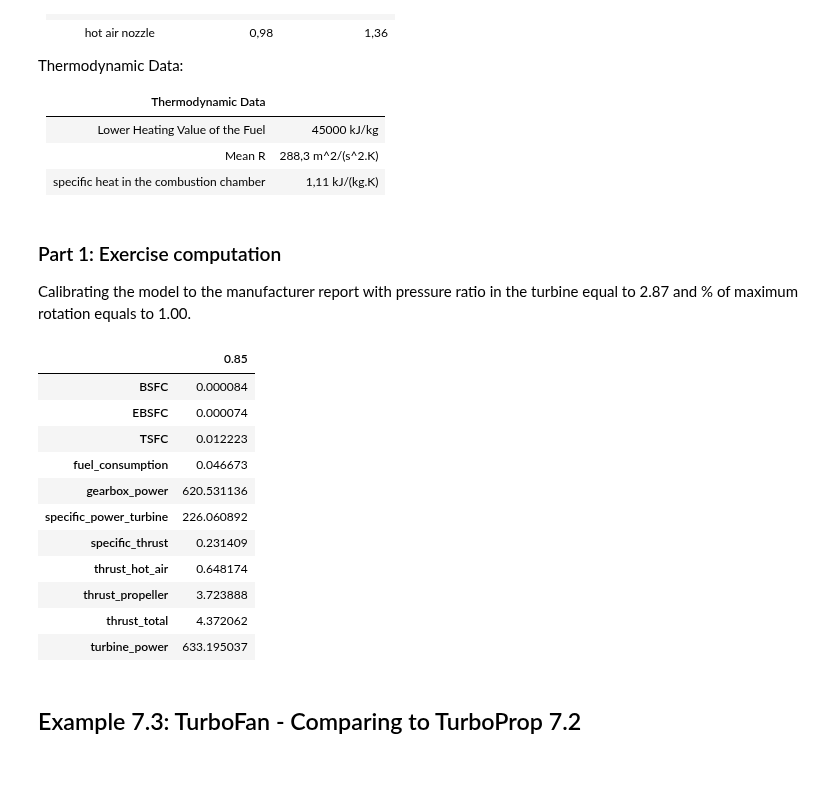
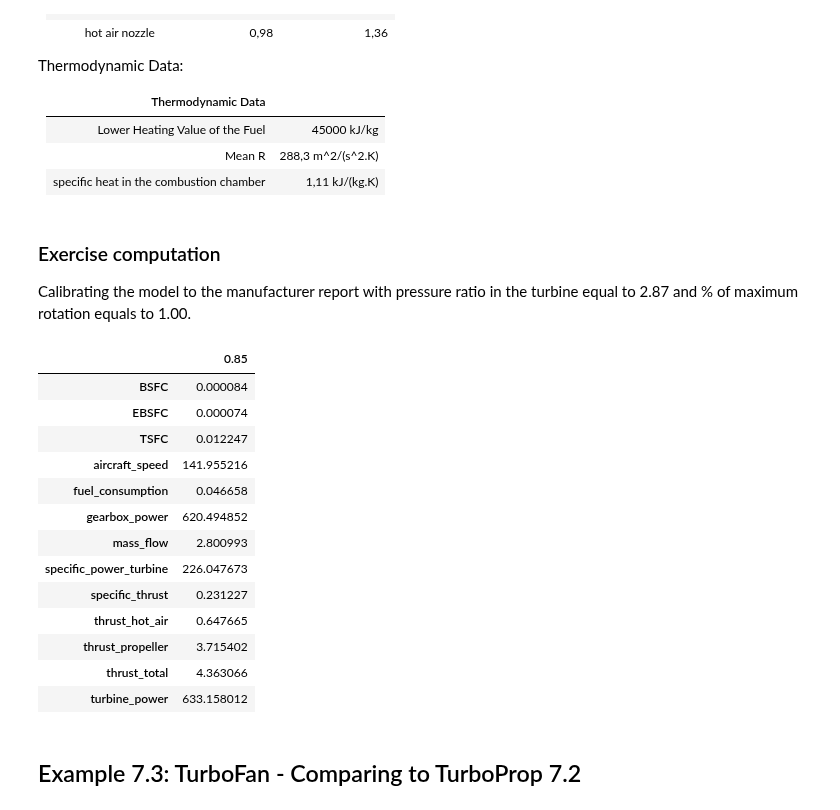
Before and after one commit to jonasdegrave/gas-turbine, a Jupyter notebook: notebook_course_examples.ipynb, the cells around one changed output. Cells and saved outputs as stored; diff of their text form; code cells hidden in the pictures; blank space fills up the shorter version.

```diff
--- a/notebook_course_examples.ipynb
+++ b/notebook_course_examples.ipynb
@@ -485,56 +501,64 @@ Thermodynamic Data:
 | Mean R                                   | 288,3 m^2/(s^2.K) |
 | specific heat in the combustion chamber  | 1,11 kJ/(kg.K)    |
 # %% [markdown]
-### Part 1: Exercise computation
+### Exercise computation
 Calibrating the model to the manufacturer report with pressure ratio in the turbine equal to 2.87 and % of maximum rotation equals to 1.00.
 # %%
+import model_reference as mf
+import numpy as np
+import pandas as pd
+import warnings
+# warnings.filterwarnings('ignore')
+
 values = {
     'mass_flow': 8.49,
     't04': 1600,
     'prc': 15.77,
-    'u_in': 141.64,
+    'mach': 0.45,
     'ta': 246.55,
     'pa': 41,
     'n_d': 0.85,
     'gamma_d': 1.4,
     'n_c': 0.75,
     'gamma_c': 1.37,
     'n_b': 1,
     'gamma_b': 1.35,
     'n_t': 0.9,
     'gamma_t': 1.33,
     'n_tl': 0.9,
     'gamma_tl': 1.33,
     'n_n': 0.98,
     'gamma_n': 1.36,
     'pc_fuel': 45000,
     'cp_fuel': 1.110,
     'cp_tl': 1.160,
     'r': 288.3,
     'pr_tl': 2.87,
     'gearbox_power_ratio': 0.98,
     'propeller_efficiency': 0.85,
     }
 
 turboprop = mf.TurboProp(values)
 turboprop.set_n2(0.85)
 performance_results1 = turboprop.sumarise_results()
 thermodynamic_results1 = turboprop.sumarise()
 
 performance_results1
 # %% [output]
 |  | 0.85 |
 | BSFC | 0.000084 |
 | EBSFC | 0.000074 |
-| TSFC | 0.012223 |
-| fuel_consumption | 0.046673 |
-| gearbox_power | 620.531136 |
-| specific_power_turbine | 226.060892 |
-| specific_thrust | 0.231409 |
-| thrust_hot_air | 0.648174 |
-| thrust_propeller | 3.723888 |
-| thrust_total | 4.372062 |
-| turbine_power | 633.195037 |
+| TSFC | 0.012247 |
+| aircraft_speed | 141.955216 |
+| fuel_consumption | 0.046658 |
+| gearbox_power | 620.494852 |
+| mass_flow | 2.800993 |
+| specific_power_turbine | 226.047673 |
+| specific_thrust | 0.231227 |
+| thrust_hot_air | 0.647665 |
+| thrust_propeller | 3.715402 |
+| thrust_total | 4.363066 |
+| turbine_power | 633.158012 |
 # %% [markdown]
 ## Example 7.3: TurboFan - Comparing to TurboProp 7.2
 # %% [markdown]
```
Also changed, not shown: parts of 5 cells of this notebook, 3 other files.
